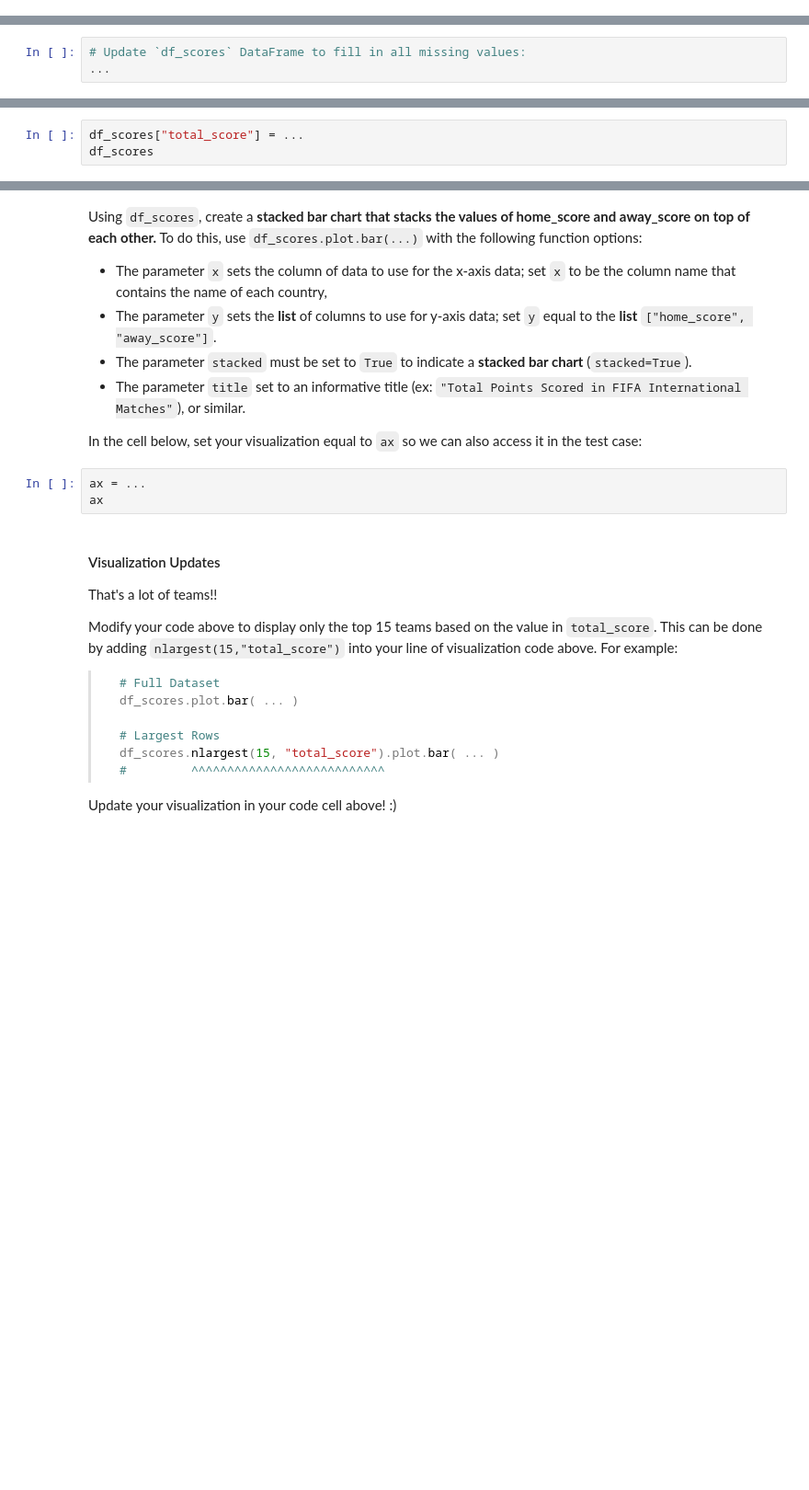
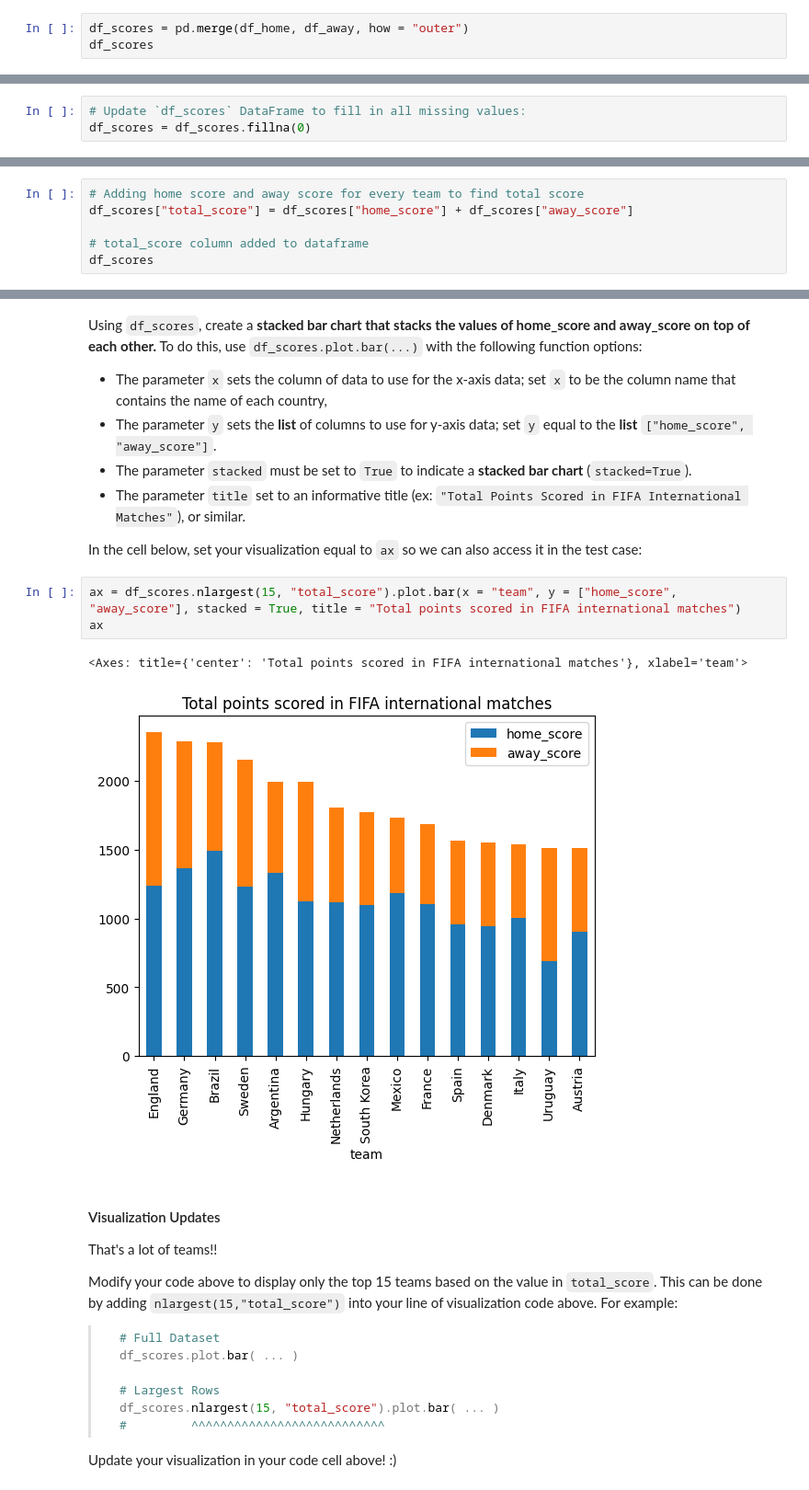
Before and after one commit to MilkyTT/FinalProjectProgramming, a Jupyter notebook: microproject-08-fifa-matches-since-1872/microproject-08-fifa-matches-since-1872.ipynb, the cells around one changed output, grey strips where cells are left out. Shown at 92% size. Drawn from its saved outputs; the diff is of its cells as text; blank space fills up the shorter version.

```diff
--- a/microproject-08-fifa-matches-since-1872/microproject-08-fifa-matches-since-1872.ipynb
+++ b/microproject-08-fifa-matches-since-1872/microproject-08-fifa-matches-since-1872.ipynb
@@ -313,0 +311,3 @@ df_scores
+# %%
+df_scores = pd.merge(df_home, df_away, how = "outer")
+df_scores
@@ -344,7 +378,7 @@ In our example, we know missing data appears in `df_scores` when a team has neve
 Update your `df_scores` DataFrame and fill in all missing values with the number `0` to indicate that they have scored zero points in either home or away games:
 # %%
 # Update `df_scores` DataFrame to fill in all missing values:
-...
+df_scores = df_scores.fillna(0)
 # %%
 ### TEST CASE for Part 2.5: Fixing Missing Data
 tada = "\N{PARTY POPPER}"
@@ -357,6 +393,9 @@ print(f"{tada} All Tests Passed! {tada}")
 ### Part 2.6: Creating a Data Visualization
 
 Let's discover what country scored the most goals across across the 45,000 FIFA matches!  First, we'll want to organize the dataset by the total number of goals.  Add a new column to your DataFrame `df_scores` called `total_score` that adds up the `home_score` and `away_score` for each team:
-# %%
-df_scores["total_score"] = ...
-df_scores
+# %%
+# Adding home score and away score for every team to find total score
+df_scores["total_score"] = df_scores["home_score"] + df_scores["away_score"]
+
+# total_score column added to dataframe
+df_scores
@@ -368,9 +421,12 @@ Using `df_scores`, create a **stacked bar chart that stacks the values of home_s
 - The parameter `title` set to an informative title (ex: `"Total Points Scored in FIFA International Matches"`), or similar.
 
 In the cell below, set your visualization equal to `ax` so we can also access it in the test case:
-# %%
-ax = ...
-ax
+# %%
+ax = df_scores.nlargest(15, "total_score").plot.bar(x = "team", y = ["home_score", "away_score"], stacked = True, title = "Total points scored in FIFA international matches")
+ax
+# %% [output]
+<Axes: title={'center': 'Total points scored in FIFA international matches'}, xlabel='team'>
+[figure, added]
 # %% [markdown]
 #### Visualization Updates
 
```
Also changed, not shown: parts of 18 cells of this notebook, 1 other file.
